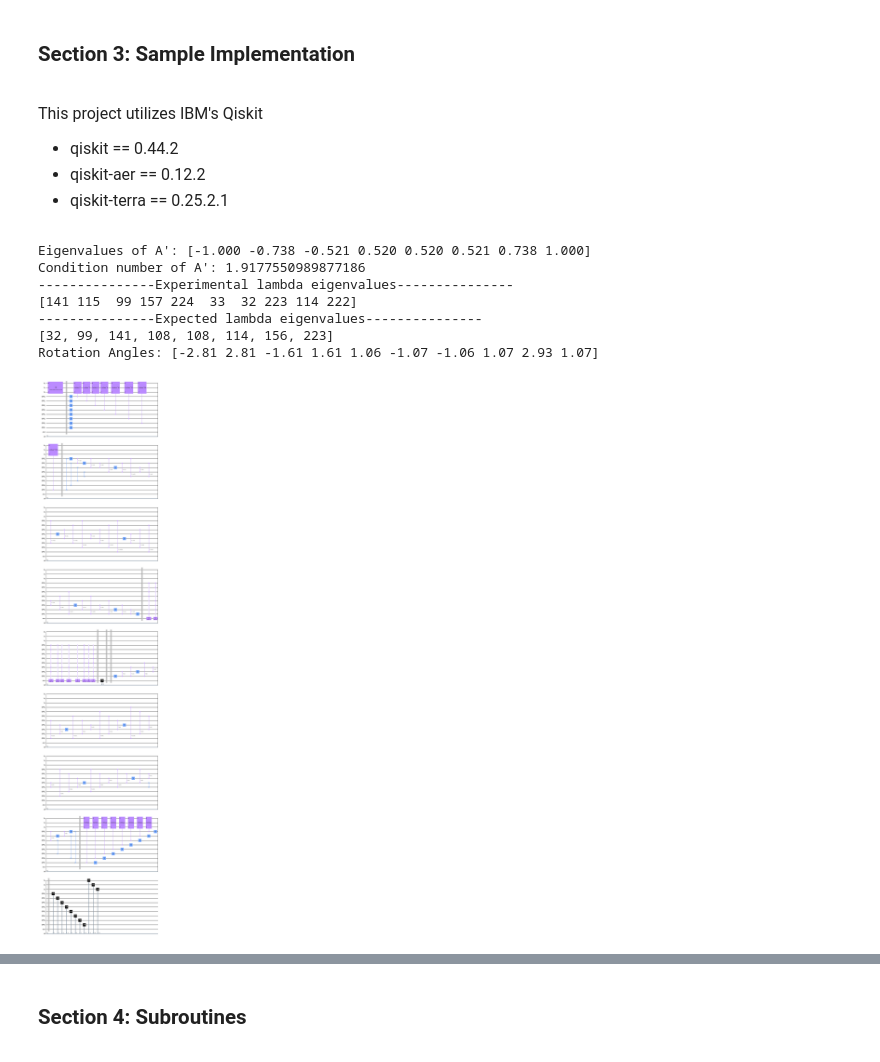
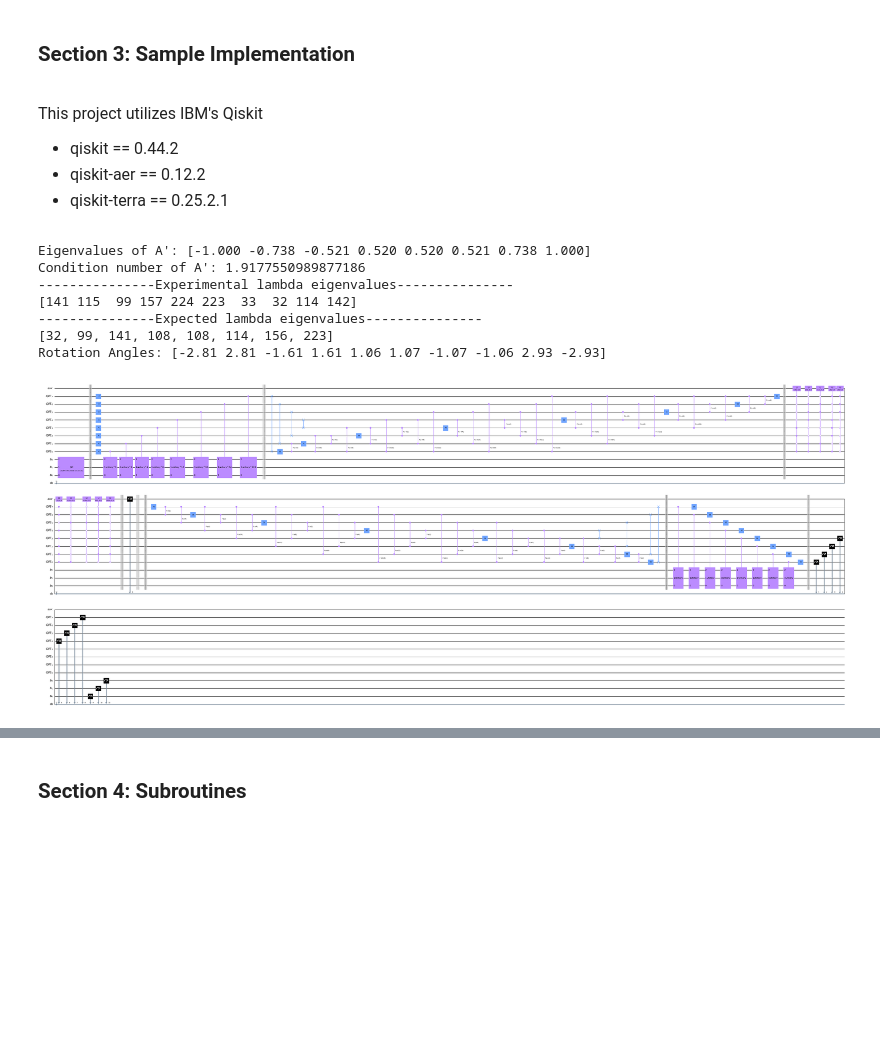
Before and after one commit to sonnyloweus/HHL-Quantum-Linear-Algebra, a Jupyter notebook: QuantumLinearAlgebra_HHL_v2.ipynb, the cells around one changed output, grey strips where cells are left out. Cells and saved outputs as stored; diff of their text form; code cells hidden in the pictures; blank space fills up the shorter version.

```diff
--- a/QuantumLinearAlgebra_HHL_v2.ipynb
+++ b/QuantumLinearAlgebra_HHL_v2.ipynb
@@ -457,35 +457,35 @@ def hhl_circuit(
 # %%
 ######################################################
 ############## Hyperparams + Problem #################
 ######################################################
 tol = 2e-4 # accuracy of QPE
 ev_time = 150 # evolution time t
-shots = 1024 # execution shots
+shots = 2**16 # execution shots
 
 # A is a 3x3 invertible non hermitian sparse matrix that is well scaled and stable
 # A = np.array([[4/5, 1/5, 0],
 #               [0, 3/5, 1/5],
 #               [0, 0, 14/25]])
 A = np.matrix([[1, 1, 0], [-1, 1, -1], [0, .13, 1.3]])
 b = np.array([1, 3, 2])
 # A = np.array([[3/4, 1/4],
 #               [1/4, 3/4]])
 # b = np.array([0, 1])
 
 ######################################################
 ################### HHL Creation #####################
 ######################################################
 
-A, b, nq, hhl = hhl_circuit(A, b, tol, ev_time)
-hhl.draw('mpl')
+A_p, b_p, nq, hhl = hhl_circuit(A, b, tol, ev_time)
+hhl.draw('mpl', reverse_bits=True, scale=0.4, fold=100)
 # %% [output]
 Eigenvalues of A': [-1.000 -0.738 -0.521 0.520 0.520 0.521 0.738 1.000]
 Condition number of A': 1.9177550989877186
 ---------------Experimental lambda eigenvalues---------------
-[141 115  99 157 224  33  32 223 114 222]
+[141 115  99 157 224 223  33  32 114 142]
 ---------------Expected lambda eigenvalues---------------
 [32, 99, 141, 108, 108, 114, 156, 223]
-Rotation Angles: [-2.81 2.81 -1.61 1.61 1.06 -1.07 -1.06 1.07 2.93 1.07]
+Rotation Angles: [-2.81 2.81 -1.61 1.61 1.06 1.07 -1.07 -1.06 2.93 -2.93]
-[figure, old version]
+[figure, new version]
 # %%
 def get_x_hhl(shots, failed_count, counts):
```
Also changed, not shown: parts of 2 cells of this notebook.
